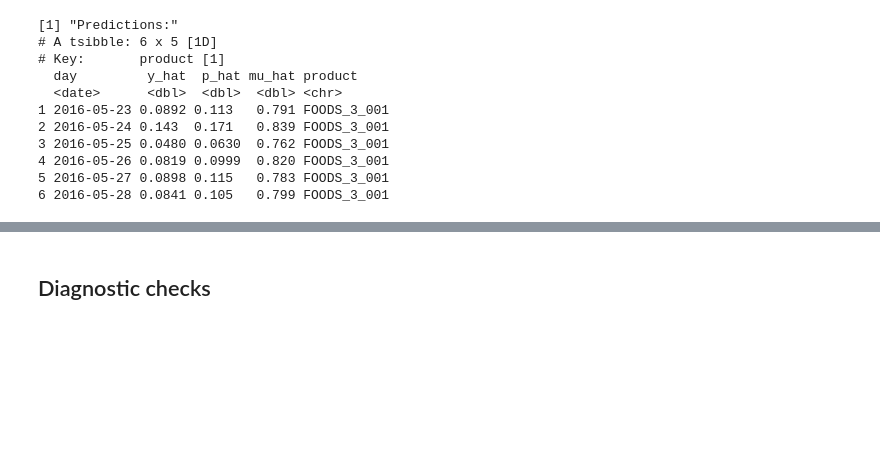
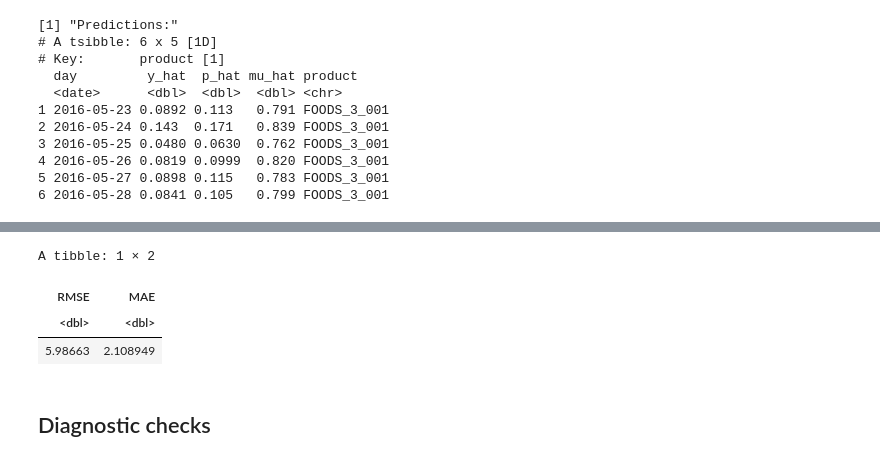
Before and after one commit to Whatisthisname/AFCS-Final, a Jupyter notebook: Evaluate/evaluate.ipynb, the cells around one changed output, grey strips where cells are left out. Drawn from its saved outputs; the diff is of its cells as text; code cells hidden in the pictures; blank space fills up the shorter version.

```diff
--- a/Evaluate/evaluate.ipynb
+++ b/Evaluate/evaluate.ipynb
@@ -591,6 +580,2 @@ Final Evaluation Metrics after replacing worst products with mean forecasts:
 # %%
-aggr_metrics |>
-    summarise(
-        RMSE = mean(RMSE, na.rm = TRUE),
-        MAE = mean(MAE, na.rm = TRUE)
-    )
+final_metrics <- compare_errors_with_mean_baseline(train, test, h)
@@ -597,3 +603,17 @@ aggr_metrics |>
+# %%
+# Print average error
+
+final_metrics |>
+    as_tibble() |>
+    summarise(
+        RMSE = mean(RMSE, na.rm = TRUE),
+        MAE = mean(MAE, na.rm = TRUE)
+    )
+# %% [output]
+A tibble: 1 × 2
+| RMSE | MAE |
+| <dbl> | <dbl> |
+| 5.98663 | 2.108949 |
 # %% [markdown]
 ## Diagnostic checks
 # %% [markdown]
```
Also changed, not shown: parts of 18 cells of this notebook.
